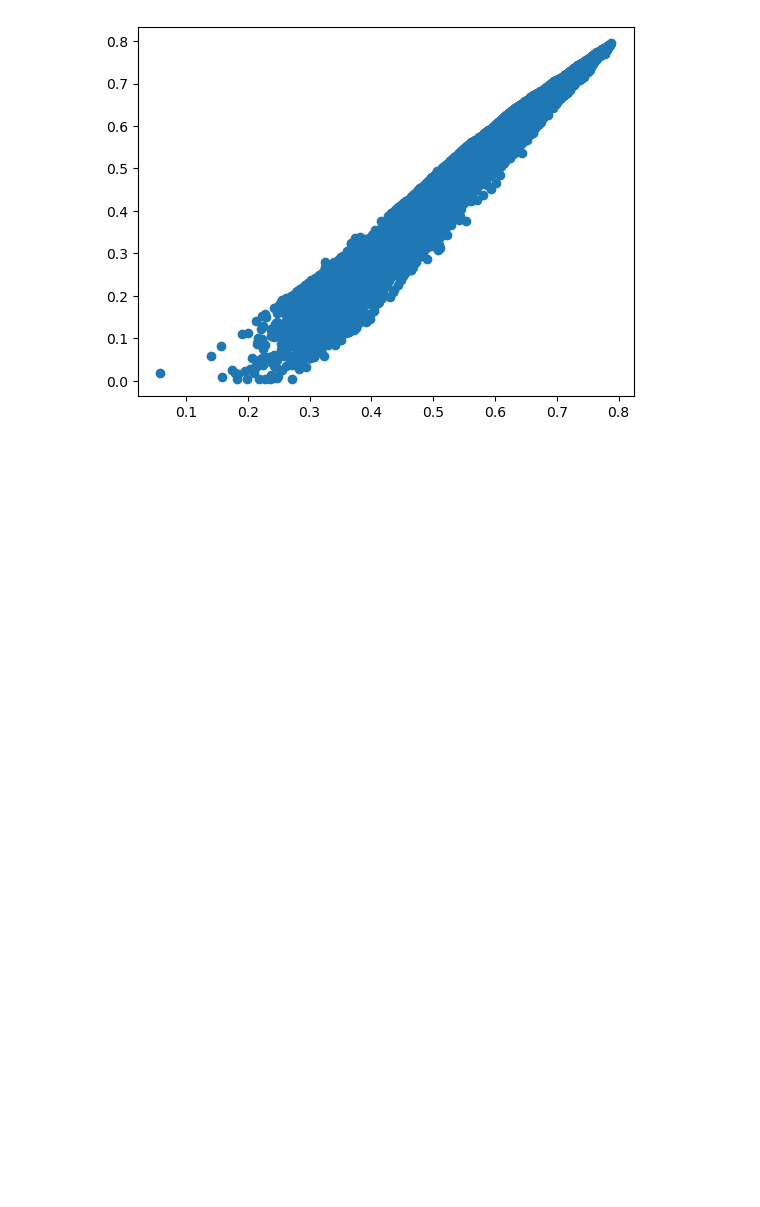
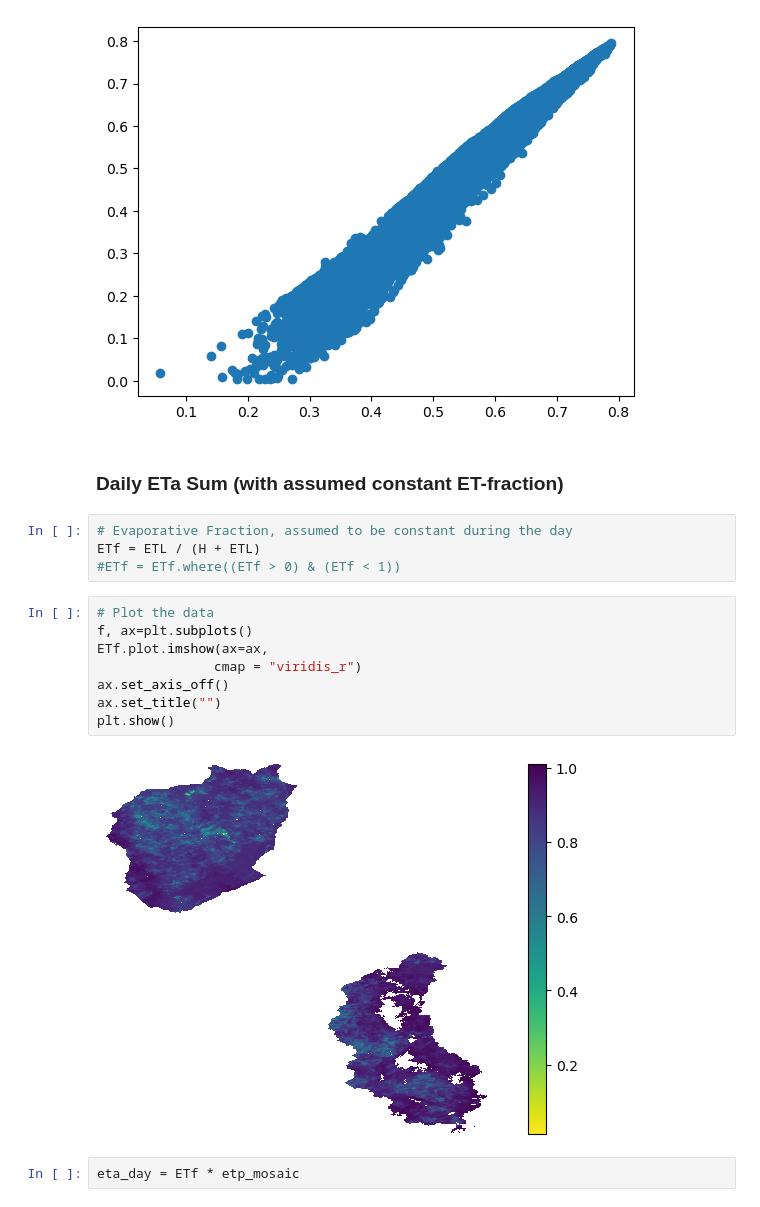
Before and after one commit to nicolast911/ET_master_project, a Jupyter notebook: scripts/SEBAL_Model_meteo_clean.ipynb, the cells around one changed output. Cells and saved outputs as stored; diff of their text form; blank space fills up the shorter version.

```diff
--- a/scripts/SEBAL_Model_meteo_clean.ipynb
+++ b/scripts/SEBAL_Model_meteo_clean.ipynb
@@ -1569,3 +1569,21 @@ plt.scatter(x = et_pt_mm, y = ET_inst)
 # %% [output]
 <matplotlib.collections.PathCollection at 0x...>
 [figure]
+# %% [markdown]
+### Daily ETa Sum (with assumed constant ET-fraction)
+# %%
+# Evaporative Fraction, assumed to be constant during the day
+ETf = ETL / (H + ETL)
+#ETf = ETf.where((ETf > 0) & (ETf < 1))
+# %%
+# Plot the data
+f, ax=plt.subplots()
+ETf.plot.imshow(ax=ax,
+               cmap = "viridis_r")
+ax.set_axis_off()
+ax.set_title("")
+plt.show()
+# %% [output]
+[figure, added]
+# %%
+eta_day = ETf * etp_mosaic
```
Also changed, not shown: parts of 1 cell of this notebook.
